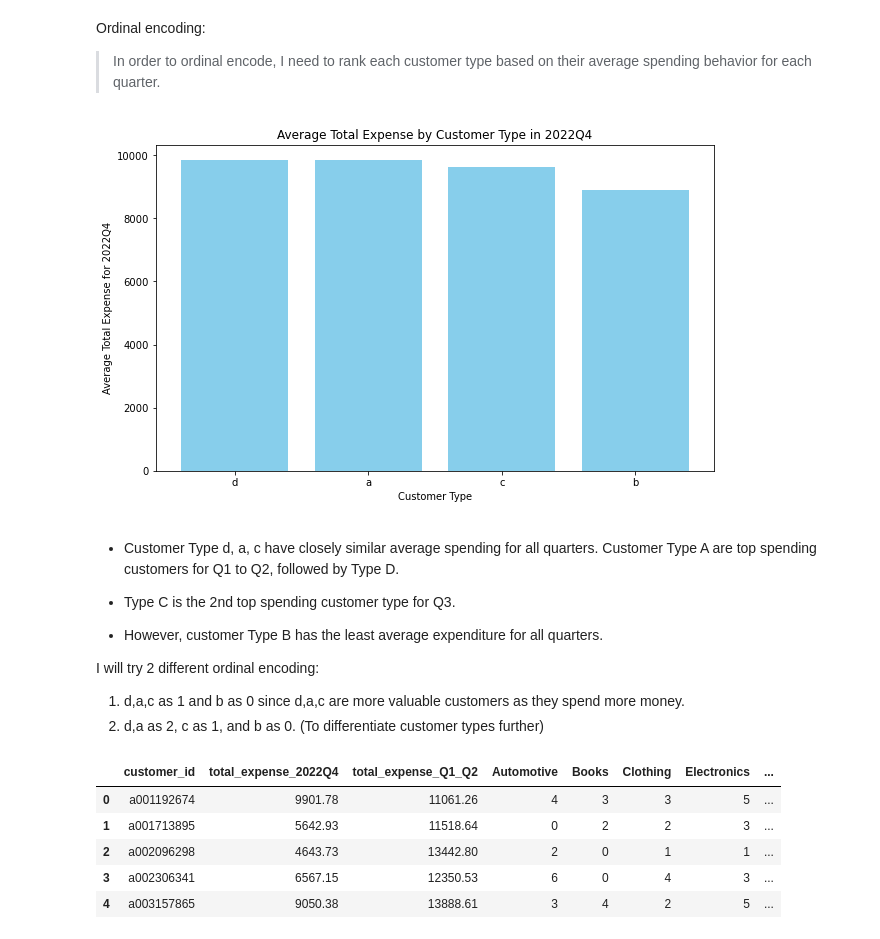
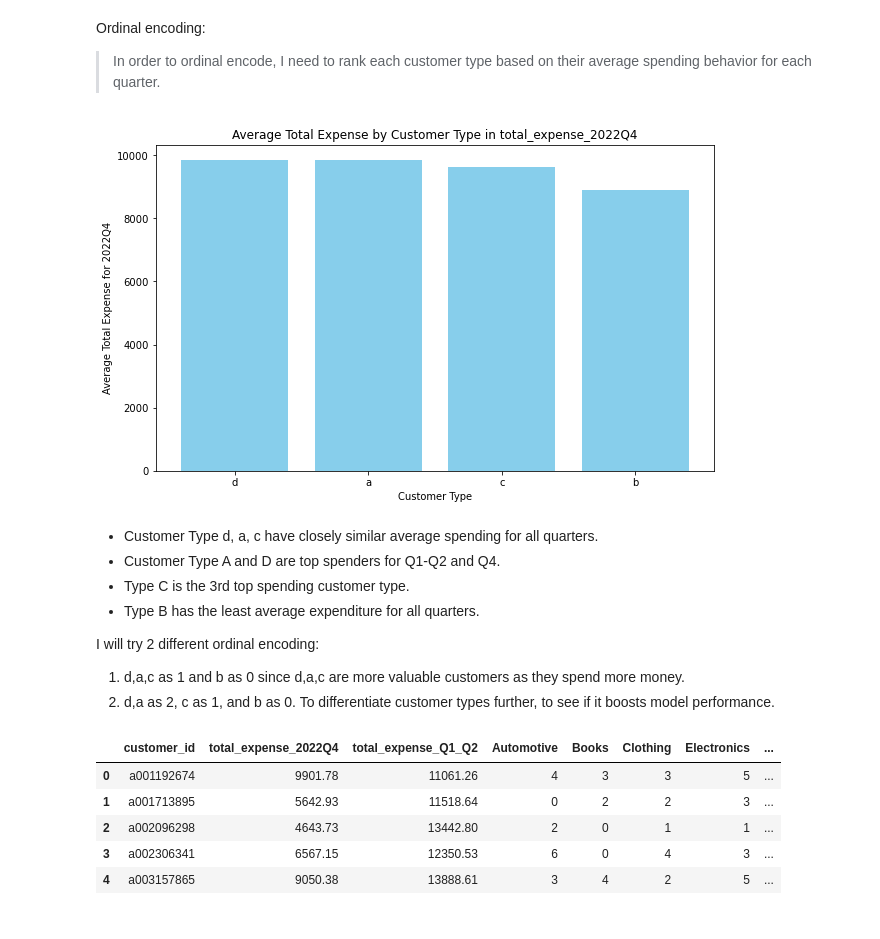
Before and after one commit to Javen05/Machine-Learning, a Jupyter notebook: Javen_2202934B_part2.ipynb, the cells around one changed output. Drawn from its saved outputs; the diff is of its cells as text; code cells hidden in the pictures.

```diff
--- a/Javen_2202934B_part2.ipynb
+++ b/Javen_2202934B_part2.ipynb
@@ -899,33 +902,32 @@ array([9835.14303965, 8905.94335832, 9621.87190332, 9838.50288401])
 Ordinal encoding:
 > In order to ordinal encode, I need to rank each customer type based on their average spending behavior for each quarter.
 # %%
-target_col = 'total_expense_2022Q4' # adjust other Quarters to see trend
+target_col = 'total_expense_2022Q4' # adjust between Q4 or Q1_Q2
 
 # Group data by customer_type and calculate average total_expense
 average_expense_by_type = df_5.groupby('customer_type')[target_col].mean().reset_index()
 
 # Sort the DataFrame by average total_expense in descending order
 average_expense_by_type = average_expense_by_type.sort_values(by=target_col, ascending=False)
 
 # Plotting
 plt.figure(figsize=(10, 6))
 plt.bar(average_expense_by_type['customer_type'], average_expense_by_type[target_col], color='skyblue')
 plt.xlabel('Customer Type')
 plt.ylabel('Average Total Expense for 2022Q4')
-plt.title('Average Total Expense by Customer Type in 2022Q4')
+plt.title(f'Average Total Expense by Customer Type in {target_col}')
 plt.show()
 # %% [output]
-[figure, old version]
+[figure, new version]
 # %% [markdown]
-- Customer Type d, a, c have closely similar average spending for all quarters. Customer Type A are top spending customers for Q1 to Q2, followed by Type D.
-
-- Type C is the 2nd top spending customer type for Q3.
-
-- However, customer Type B has the least average expenditure for all quarters.
+- Customer Type d, a, c have closely similar average spending for all quarters.
+- Customer Type A and D are top spenders for Q1-Q2 and Q4.
+- Type C is the 3rd top spending customer type.
+- Type B has the least average expenditure for all quarters.
 
 I will try 2 different ordinal encoding:
 1. d,a,c as 1 and b as 0 since d,a,c are more valuable customers as they spend more money.
-2. d,a as 2, c as 1, and b as 0. (To differentiate customer types further)
+2. d,a as 2, c as 1, and b as 0. To differentiate customer types further, to see if it boosts model performance.
 # %%
 df_5_3 = df_5.copy()
 
```
Also changed, not shown: parts of 20 cells of this notebook, 2 other files.
